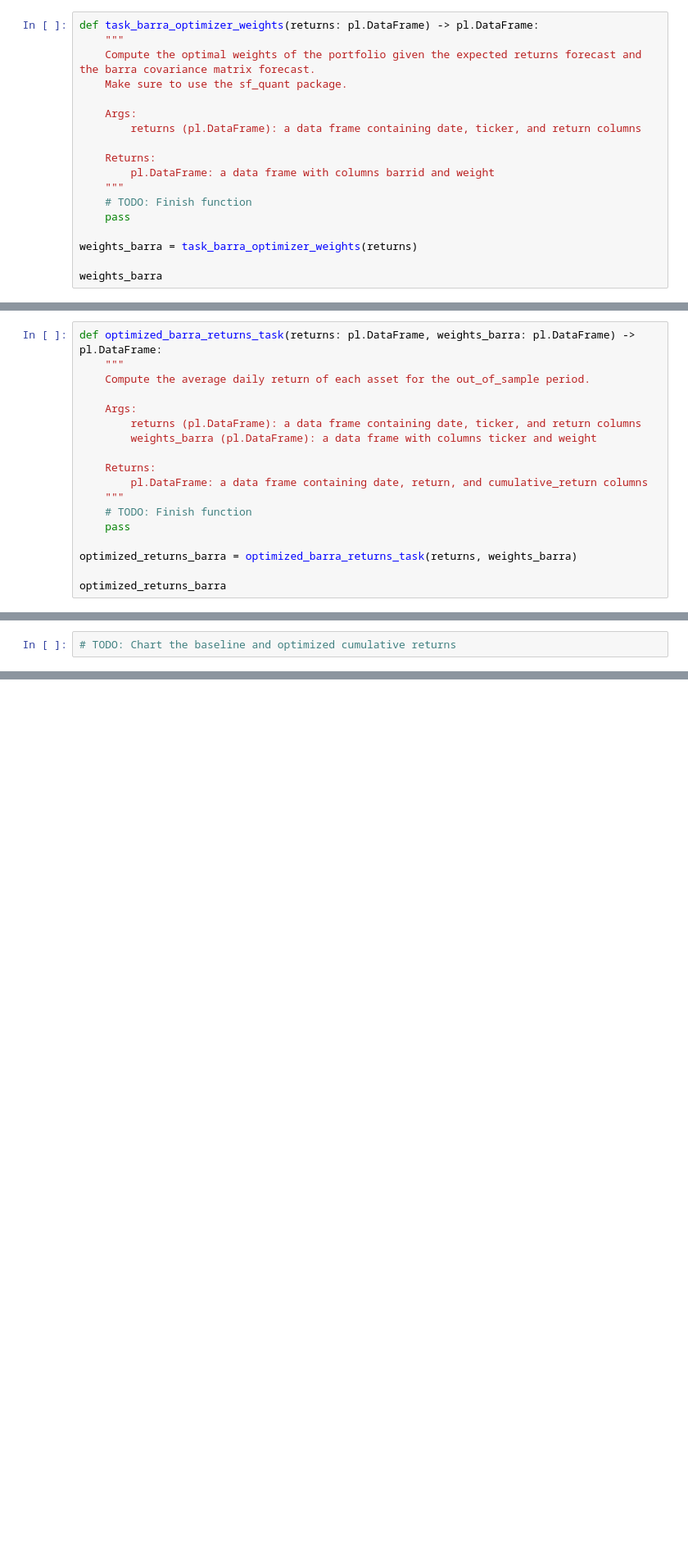
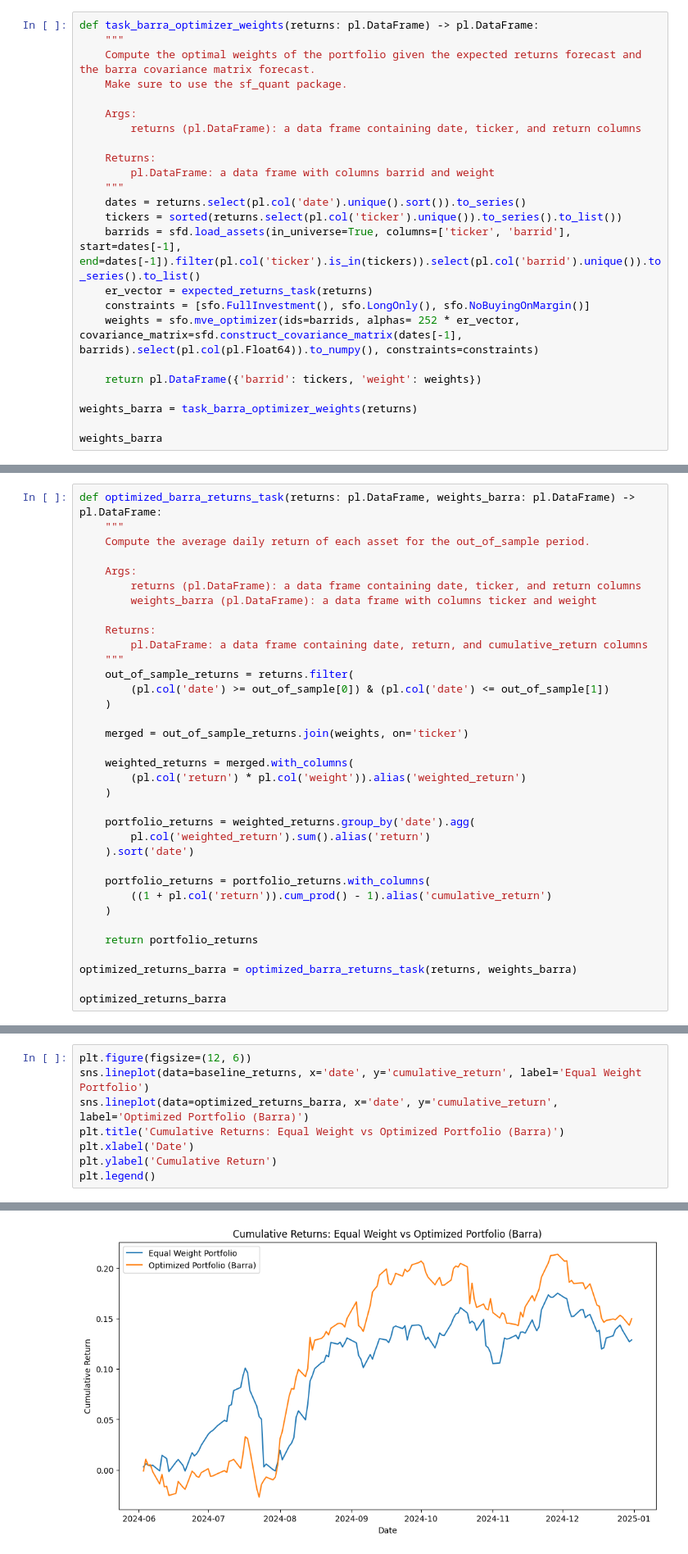
Before and after one commit to xylr11/sf-quant-labs, a Jupyter notebook: labs/lab_2.ipynb, the cells around one changed output, grey strips where cells are left out. Shown at 82% size. Drawn from its saved outputs; the diff is of its cells as text; blank space fills up the shorter version.

```diff
--- a/labs/lab_2.ipynb
+++ b/labs/lab_2.ipynb
@@ -252,8 +422,14 @@ def task_barra_optimizer_weights(returns: pl.DataFrame) -> pl.DataFrame:
     Returns:
         pl.DataFrame: a data frame with columns barrid and weight
     """
-    # TODO: Finish function
-    pass
+    dates = returns.select(pl.col('date').unique().sort()).to_series()
+    tickers = sorted(returns.select(pl.col('ticker').unique()).to_series().to_list())
+    barrids = sfd.load_assets(in_universe=True, columns=['ticker', 'barrid'], start=dates[-1], end=dates[-1]).filter(pl.col('ticker').is_in(tickers)).select(pl.col('barrid').unique()).to_series().to_list()
+    er_vector = expected_returns_task(returns)
+    constraints = [sfo.FullInvestment(), sfo.LongOnly(), sfo.NoBuyingOnMargin()]
+    weights = sfo.mve_optimizer(ids=barrids, alphas= 252 * er_vector, covariance_matrix=sfd.construct_covariance_matrix(dates[-1], barrids).select(pl.col(pl.Float64)).to_numpy(), constraints=constraints)
+
+    return pl.DataFrame({'barrid': tickers, 'weight': weights})
 
 weights_barra = task_barra_optimizer_weights(returns)
 
@@ -281,8 +465,25 @@ def optimized_barra_returns_task(returns: pl.DataFrame, weights_barra: pl.DataFr
     Returns:
         pl.DataFrame: a data frame containing date, return, and cumulative_return columns
     """
-    # TODO: Finish function
-    pass
+    out_of_sample_returns = returns.filter(
+        (pl.col('date') >= out_of_sample[0]) & (pl.col('date') <= out_of_sample[1])
+    )
+
+    merged = out_of_sample_returns.join(weights, on='ticker')
+
+    weighted_returns = merged.with_columns(
+        (pl.col('return') * pl.col('weight')).alias('weighted_return')
+    )
+
+    portfolio_returns = weighted_returns.group_by('date').agg(
+        pl.col('weighted_return').sum().alias('return')
+    ).sort('date')
+
+    portfolio_returns = portfolio_returns.with_columns(
+        ((1 + pl.col('return')).cum_prod() - 1).alias('cumulative_return')
+    )
+
+    return portfolio_returns
 
 optimized_returns_barra = optimized_barra_returns_task(returns, weights_barra)
 
@@ -290,2 +506,9 @@ optimized_returns_barra
 # %%
-# TODO: Chart the baseline and optimized cumulative returns
+plt.figure(figsize=(12, 6))
+sns.lineplot(data=baseline_returns, x='date', y='cumulative_return', label='Equal Weight Portfolio')
+sns.lineplot(data=optimized_returns_barra, x='date', y='cumulative_return', label='Optimized Portfolio (Barra)')
+plt.title('Cumulative Returns: Equal Weight vs Optimized Portfolio (Barra)')
+plt.xlabel('Date')
+plt.ylabel('Cumulative Return')
+plt.legend()
+# %% [output]
@@ -292,2 +516,3 @@ optimized_returns_barra
+[figure, added]
 # %%
 # TODO: Compute the total_return, average_return, volatility, and sharpe for the baseline and optimized strategies
```
Also changed, not shown: parts of 16 cells of this notebook, 1 other file.
